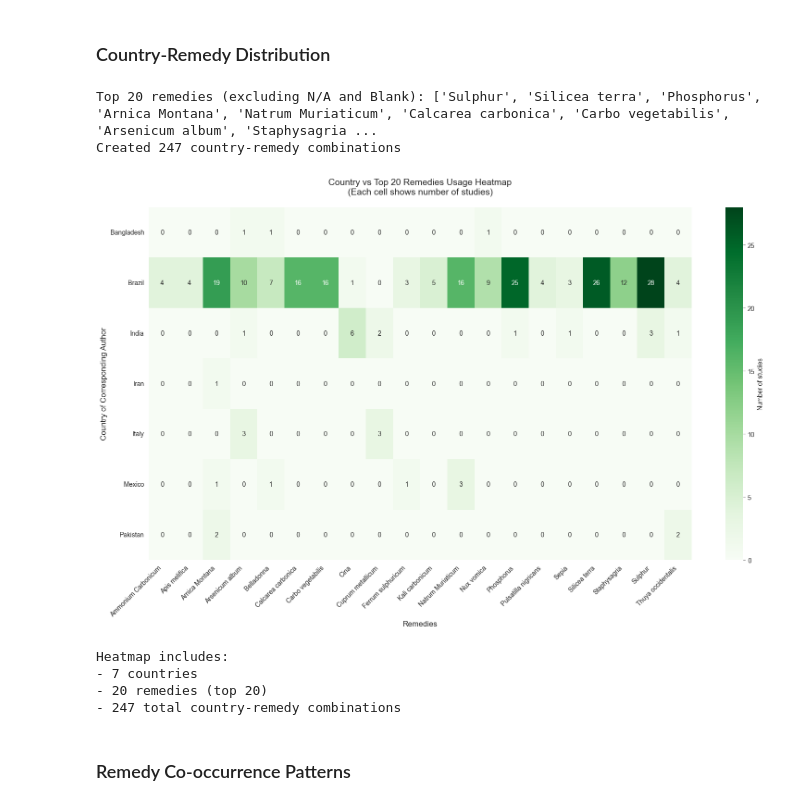
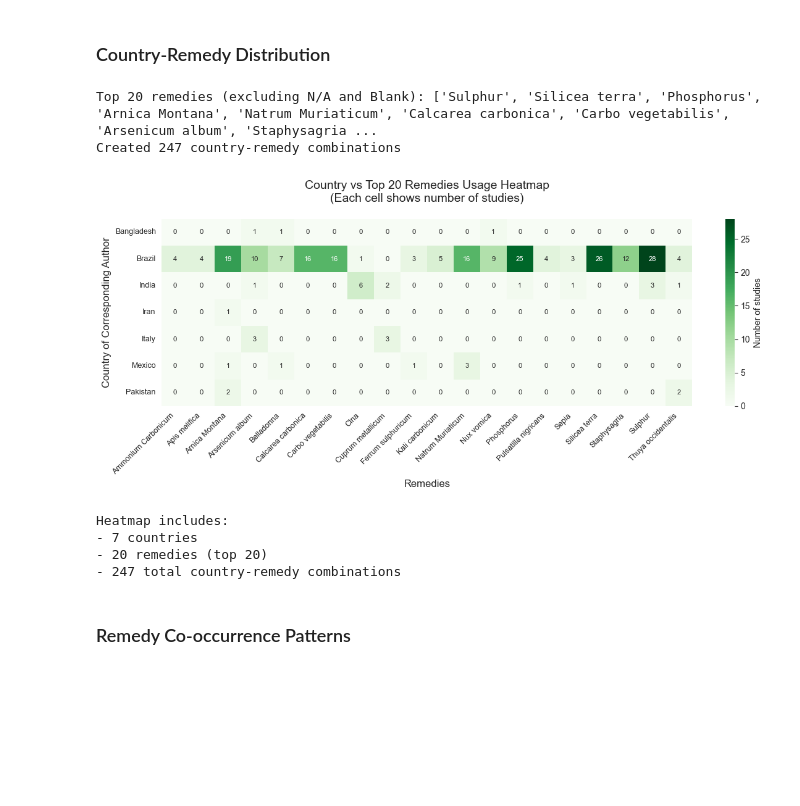
Before and after one commit to OxygenBlueSky/AgroHom, a Jupyter notebook: agro_hom_figures260212.ipynb, the cells around one changed output. Drawn from its saved outputs; the diff is of its cells as text; code cells hidden in the pictures; blank space fills up the shorter version.

```diff
--- a/agro_hom_figures260212.ipynb
+++ b/agro_hom_figures260212.ipynb
@@ -135,6 +135,36 @@ def add_line_breaks_to_label(label, strategy='parentheses'):
 df_old = pd.read_excel('data_agrohom/150925_extraction_agrohom.xlsx')  # Not used anymore, kept for reference
 df = pd.read_excel('data_agrohom/Leo all extractions.xlsx')
 df_all = df.copy()  # preserve the full dataset for later filtering/use
+# %%
+# ── Horizontal bar chart layout constants ───────────────────────────────
+# ROW_H and PAD are calibrated so the formula reproduces existing figsize
+# values for 20-bar and 30-bar charts (10 and 14 inches respectively).
+HBAR_ROW_H = 0.4    # figure-height inches per bar row
+HBAR_PAD   = 2.0    # fixed padding for title + axis labels + margins
+HBAR_W     = 12     # default figure width for horizontal bar charts
+BAR_H      = 0.6    # barh() height in data units (gap = 0.4)
+
+def hbar_figsize(n_bars, width=HBAR_W):
+    """Return (width, height) figsize that keeps bar/font ratio constant."""
+    return (width, n_bars * HBAR_ROW_H + HBAR_PAD)
+
+# ── Heatmap layout constants ─────────────────────────────────────────────
+HMAP_CELL     = 0.4   # inches per cell — adjust to taste
+HMAP_H_PAD    = 4.0   # horizontal padding (colorbar + y-tick labels)
+HMAP_V_PAD    = 2.5   # vertical padding (title + x-tick labels)
+HMAP_ANNOT_FS = 8     # annotation (number in cell) fontsize
+HMAP_TICK_FS  = 9     # axis tick label fontsize
+
+def hmap_figsize(n_rows, n_cols):
+    """Return figsize that gives each cell HMAP_CELL × HMAP_CELL inches."""
+    return (n_cols * HMAP_CELL + HMAP_H_PAD, n_rows * HMAP_CELL + HMAP_V_PAD)
+
+def fix_hmap_cbar(fig, ax):
+    """Resize colorbar height to match the heatmap axes (call after tight_layout)."""
+    cbar_ax = fig.axes[-1]
+    hm_pos = ax.get_position()
+    cb_pos = cbar_ax.get_position()
+    cbar_ax.set_position([cb_pos.x0, hm_pos.y0, cb_pos.width, hm_pos.height])
 # %%
 print(df_all.columns)
 # %% [output]
@@ -1432,7 +1462,7 @@ else:
   heatmap_matrix = pd.crosstab(expanded_df['Country'], expanded_df['Remedy'])
 
   # Create heatmap visualization
-  fig_heatmap, ax_heatmap = plt.subplots(figsize=(16, 10))
+  fig_heatmap, ax_heatmap = plt.subplots(figsize=hmap_figsize(*heatmap_matrix.shape))
 
   # Use seaborn for a professional heatmap
   import seaborn as sns
@@ -1442,34 +1472,37 @@ else:
       fmt='d',     # Integer format
       cmap='Greens',  # Color scheme (yellow to orange to red)
       ax=ax_heatmap,
+      annot_kws={'size': HMAP_ANNOT_FS},
       cbar_kws={'label': 'Number of studies'}
   )
 
   # Customize the plot
   ax_heatmap.set_title('Country vs Top 20 Remedies Usage Heatmap\n(Each cell shows number of studies)', fontsize=14, pad=20)
+  ax_heatmap.tick_params(axis='both', labelsize=HMAP_TICK_FS)
   ax_heatmap.set_xlabel('Remedies', fontsize=12)
   ax_heatmap.set_ylabel('Country of Corresponding Author', fontsize=12)
 
   # Center ticks and labels in the middle of each cell (heatmap cells are 0.5, 1.5, 2.5, etc.)
   ax_heatmap.set_xticks([i + 0.5 for i in range(len(heatmap_matrix.columns))])
   ax_heatmap.set_xticklabels(heatmap_matrix.columns, rotation=45, ha='right')
   ax_heatmap.set_yticks([i + 0.5 for i in range(len(heatmap_matrix.index))])
   ax_heatmap.set_yticklabels(heatmap_matrix.index, rotation=0)
 
   # Save and display
   plt.tight_layout()
+  fix_hmap_cbar(fig_heatmap, ax_heatmap)
   fig_heatmap.savefig('country_remedy_heatmap.png', dpi=300, bbox_inches='tight')
   plt.show()
 
   # Print summary statistics
   print(f"Heatmap includes:")
   print(f"- {len(heatmap_matrix.index)} countries")
   print(f"- {len(heatmap_matrix.columns)} remedies (top 20)")
   print(f"- {heatmap_matrix.values.sum()} total country-remedy combinations")
 # %% [output]
 Top 20 remedies (excluding N/A and Blank): ['Sulphur', 'Silicea terra', 'Phosphorus', 'Arnica Montana', 'Natrum Muriaticum', 'Calcarea carbonica', 'Carbo vegetabilis', 'Arsenicum album', 'Staphysagria ...
 Created 247 country-remedy combinations
-[figure, old version]
+[figure, new version]
 Heatmap includes:
 - 7 countries
 - 20 remedies (top 20)
```
Also changed, not shown: parts of 17 cells of this notebook.
